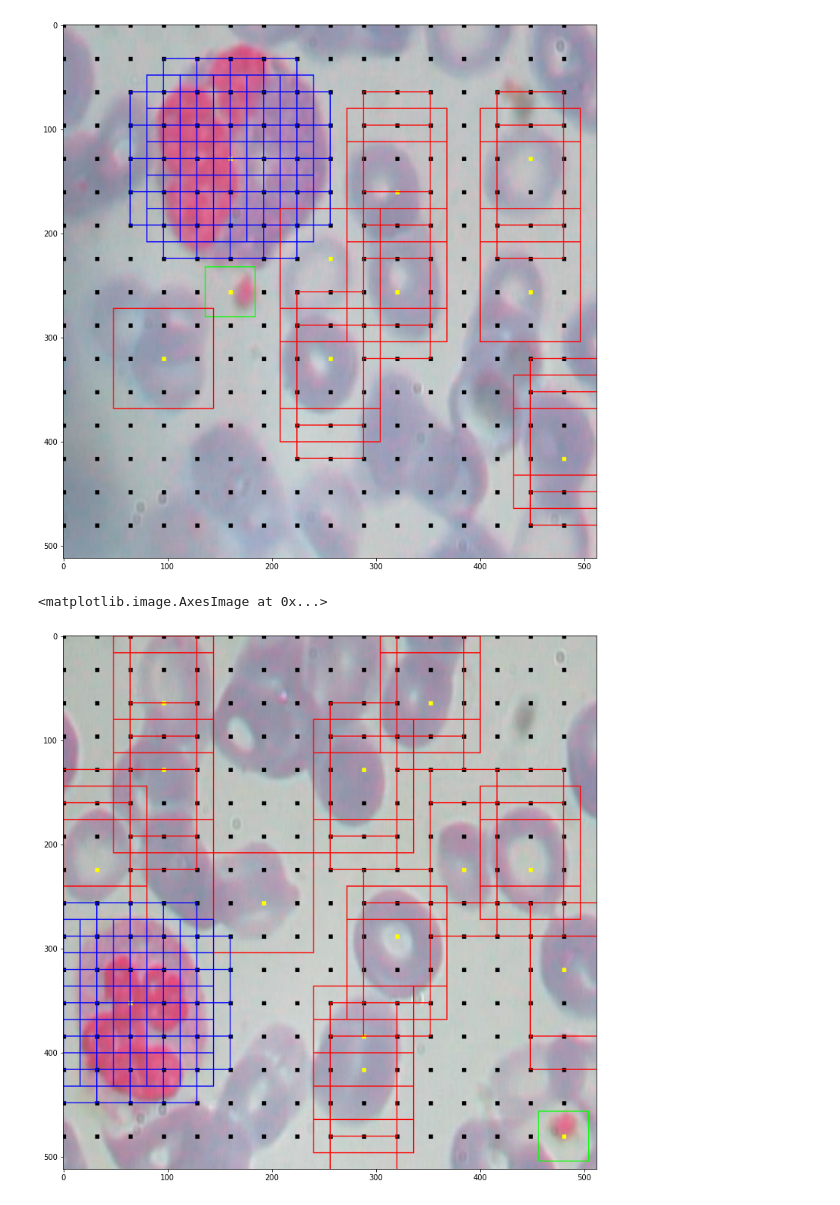
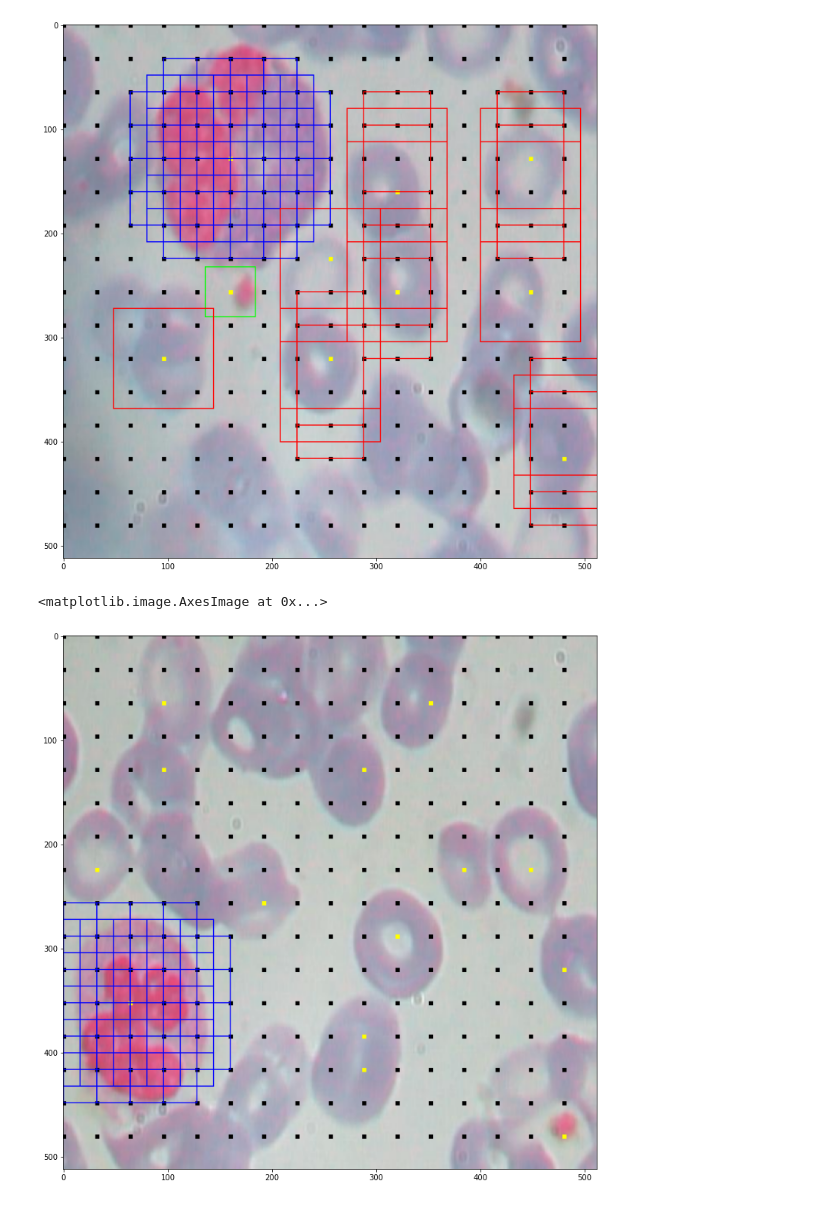
Before and after one commit to angrybayblade/detect, a Jupyter notebook: Net.ipynb, the cells around one changed output. Cells and saved outputs as stored; diff of their text form; code cells hidden in the pictures.

```diff
--- a/Net.ipynb
+++ b/Net.ipynb
@@ -383,30 +383,33 @@ plt.imshow(img)
 # %%
 i = 0
 
 img = data[i].copy()
 img,boxes,scores,grid,labeled_boxes = label_image(img)
 img = cv2.resize(img,(512,512))
 for x,y in grid.reshape(-1,2):
     img = cv2.rectangle(img,(x-1,y-1),(x+2,y+2),(0,0,0),-1)
 
 for l in labeled_boxes:
     x,y = l['closest'][0]
     img = cv2.rectangle(img,(x-1,y-1),(x+2,y+2),(255,255,0),-1)
 
 c = [
     (255,255,255),
     (255,0,0),
     (0,0,255),
     (0,255,0)
 ]
 
+b_ = []
+
 for score,(xmin,ymin,xmax,ymax) in zip(scores.reshape(-1,4),boxes.reshape(-1,4)):
     score = score.argmax()
-    if score:
+    if score == 2:
+        b_.append([xmin,ymin,xmax,ymax])
         img = cv2.rectangle(img,(xmin,ymin),(xmax,ymax),c[int(score)],1)
 
 plt.figure(figsize=(13,13))
 plt.imshow(img)
 # %% [output]
 <matplotlib.image.AxesImage at 0x...>
-[figure, old version]
+[figure, new version]
```
Also changed, not shown: parts of 2 cells of this notebook, 4 other files.
